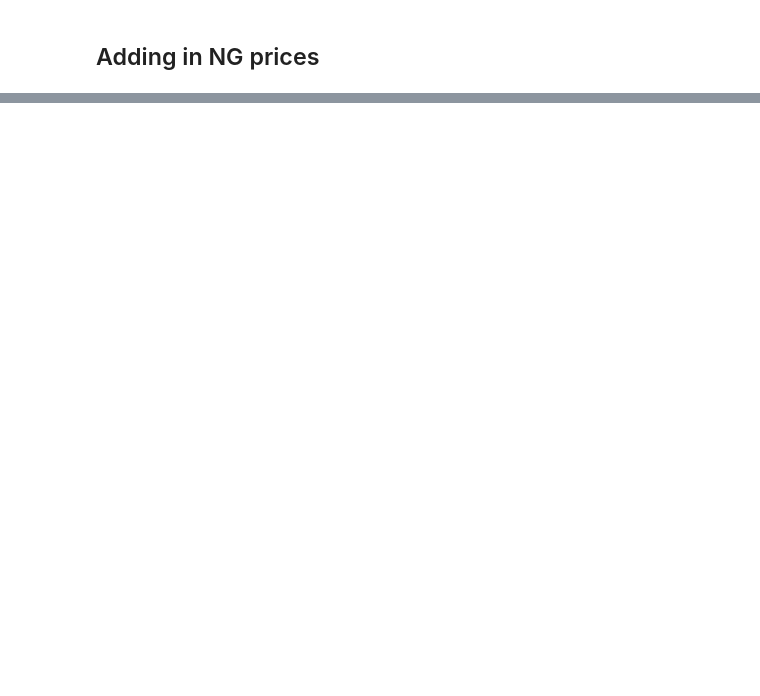
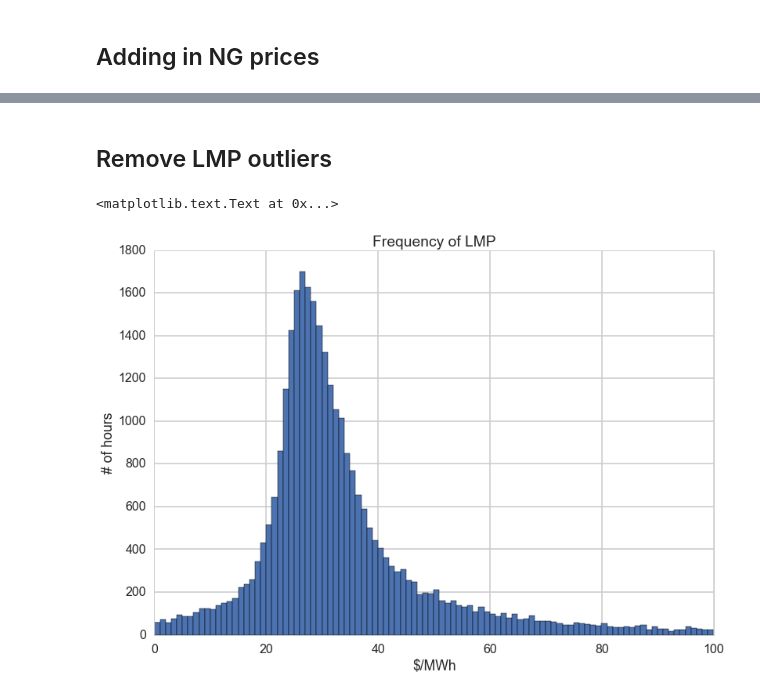
Before and after one commit to dannychua/Electricity-Price-Predictor, a Jupyter notebook: PJM_cleaned.ipynb, the cells around one changed output, grey strips where cells are left out. Saved outputs shown, nothing was run; the diff lists cells and outputs as text; code cells hidden in the pictures; blank space fills up the shorter version.

```diff
--- a/PJM_cleaned.ipynb
+++ b/PJM_cleaned.ipynb
@@ -266,0 +364,9 @@ dtype: float64
+# %%
+# read in dataframe from csv, set index and add month column for fixed effects
+df = pd.read_csv('fulldf.csv')
+df.set_index(['Date'],inplace = True)
+df['hour'] = pd.to_datetime(df.index).hour
+df['month'] = pd.to_datetime(df.index).month
+df['dow'] = pd.to_datetime(df.index).dayofweek
+df.set_index(['dow',df.index],inplace=True)
+df.head()
@@ -266,0 +381,7 @@ dtype: float64
+# %%
+# Outlier removal
+print df.shape
+df = df[df['lmp']>0]
+df = df[df['lmp']<200]
+df = df[df['load']>0]
+print df.shape
@@ -266,0 +421,12 @@ dtype: float64
+# %% [markdown]
+## Remove LMP outliers
+# %%
+df = df[df['lmp']>0]
+df = df[df['lmp']<100]
+df['lmp'].hist(bins=100)
+plt.title('Frequency of LMP')
+plt.xlabel('$/MWh')
+plt.ylabel('# of hours')
+# %% [output]
+<matplotlib.text.Text at 0x...>
+[figure, added]
```
Also changed, not shown: parts of 26 cells of this notebook, 2 other files.
